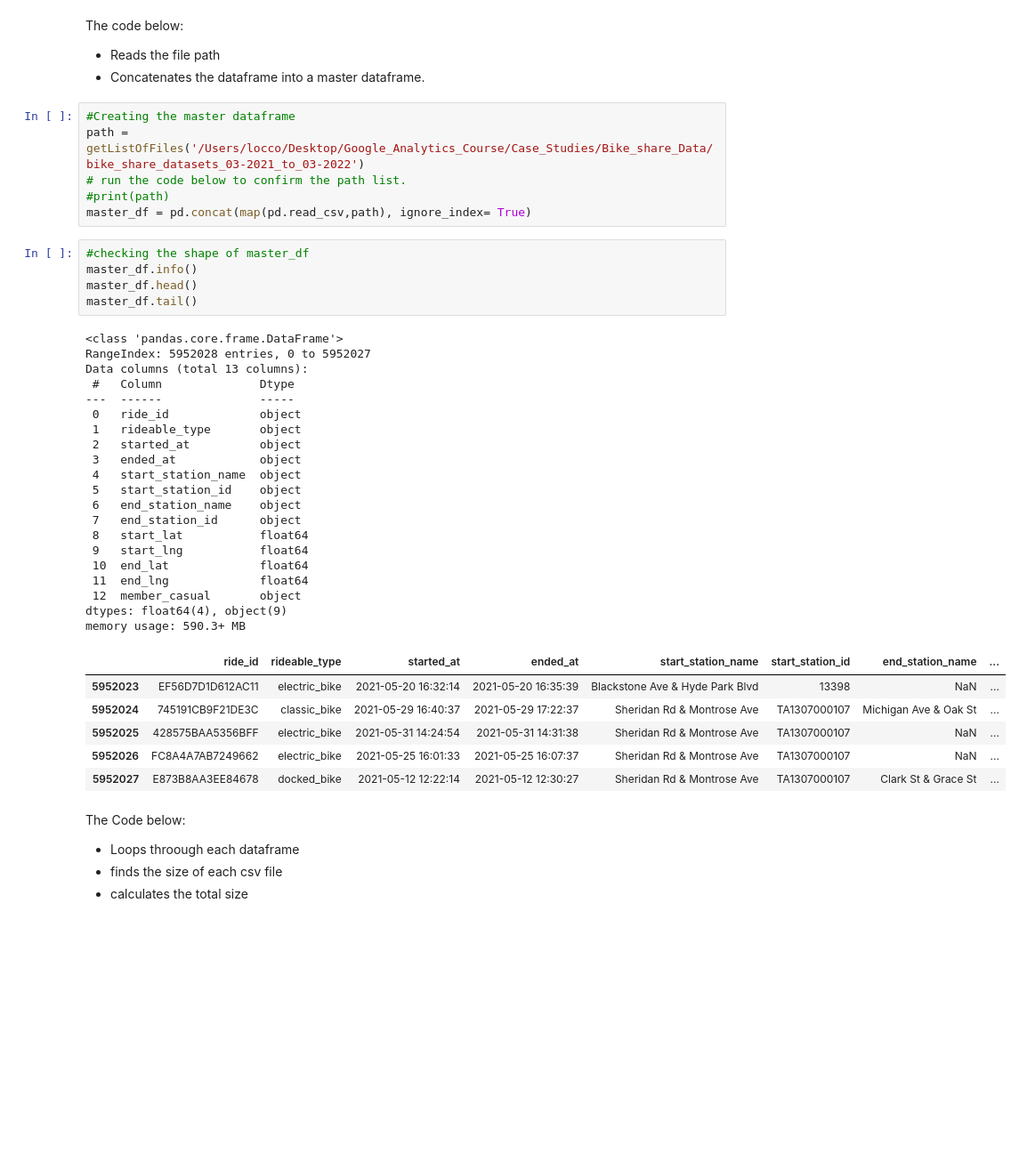
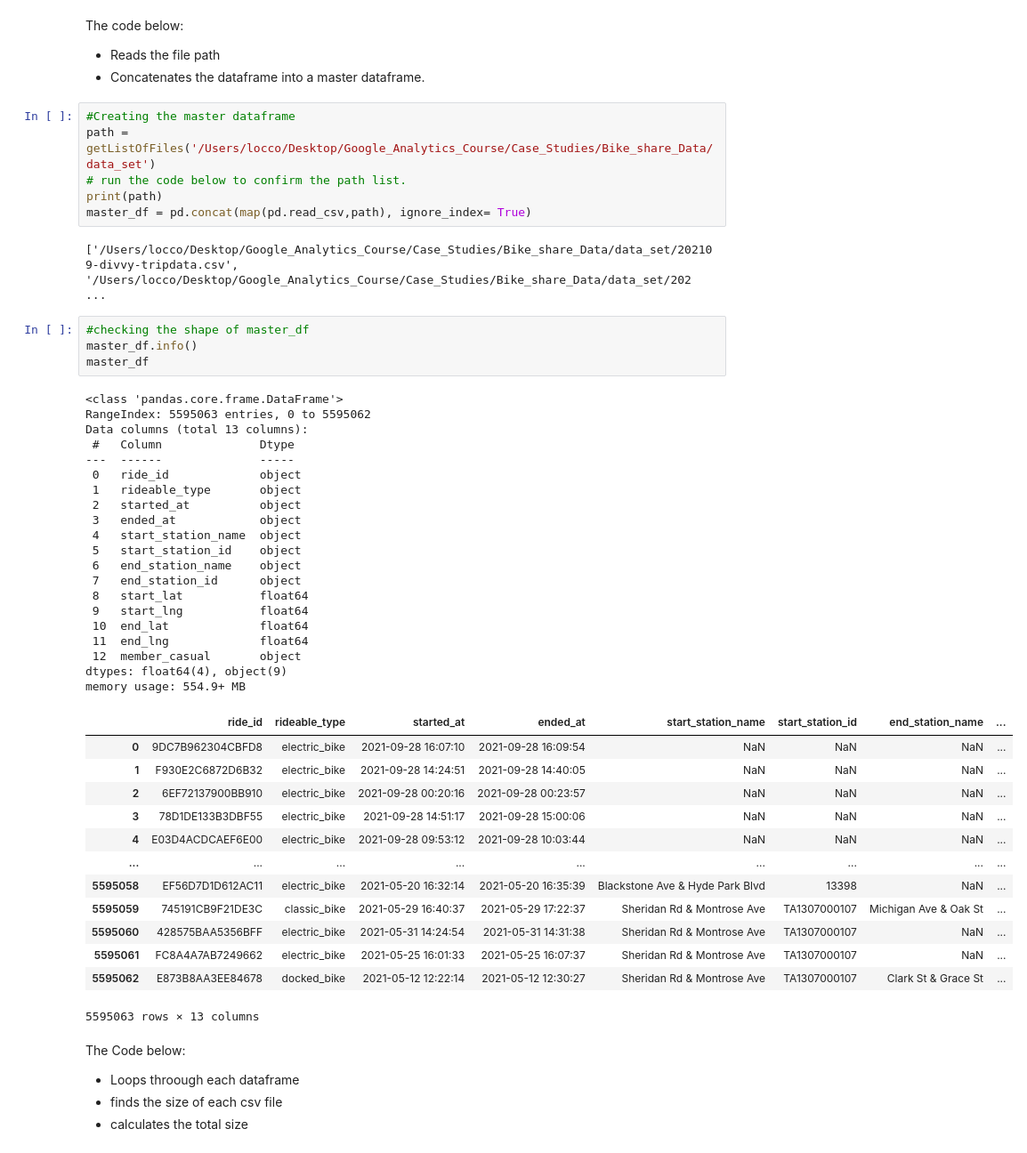
Before and after one commit to KarthikBhaktha/Case_Study_Bike_Sharing, a Jupyter notebook: python_script/merge_csv_and_pickle.ipynb, the cells around one changed output. Shown at 89% size. Cells and saved outputs as stored; diff of their text form; blank space fills up the shorter version.

```diff
--- a/python_script/merge_csv_and_pickle.ipynb
+++ b/python_script/merge_csv_and_pickle.ipynb
@@ -65,42 +65,50 @@ The code below:
 - Concatenates the dataframe into a master dataframe.
 # %%
 #Creating the master dataframe
-path =  getListOfFiles('/Users/locco/Desktop/Google_Analytics_Course/Case_Studies/Bike_share_Data/bike_share_datasets_03-2021_to_03-2022')
+path =  getListOfFiles('/Users/locco/Desktop/Google_Analytics_Course/Case_Studies/Bike_share_Data/data_set')
 # run the code below to confirm the path list.
-#print(path)
+print(path)
 master_df = pd.concat(map(pd.read_csv,path), ignore_index= True)
+# %% [output]
+['/Users/locco/Desktop/Google_Analytics_Course/Case_Studies/Bike_share_Data/data_set/202109-divvy-tripdata.csv', '/Users/locco/Desktop/Google_Analytics_Course/Case_Studies/Bike_share_Data/data_set/202 ...
 # %%
 #checking the shape of master_df
 master_df.info()
-master_df.head()
-master_df.tail()
+master_df
 # %% [output]
 <class 'pandas.core.frame.DataFrame'>
-RangeIndex: 5952028 entries, 0 to 5952027
+RangeIndex: 5595063 entries, 0 to 5595062
 Data columns (total 13 columns):
  #   Column              Dtype
 ---  ------              -----
  0   ride_id             object
  1   rideable_type       object
  2   started_at          object
  3   ended_at            object
  4   start_station_name  object
  5   start_station_id    object
  6   end_station_name    object
  7   end_station_id      object
  8   start_lat           float64
  9   start_lng           float64
  10  end_lat             float64
  11  end_lng             float64
  12  member_casual       object
 dtypes: float64(4), object(9)
-memory usage: 590.3+ MB
+memory usage: 554.9+ MB
 |  | ride_id | rideable_type | started_at | ended_at | start_station_name | start_station_id | end_station_name | ... |
-| 5952023 | EF56D7D1D612AC11 | electric_bike | 2021-05-20 16:32:14 | 2021-05-20 16:35:39 | Blackstone Ave & Hyde Park Blvd | 13398 | NaN | ... |
-| 5952024 | 745191CB9F21DE3C | classic_bike | 2021-05-29 16:40:37 | 2021-05-29 17:22:37 | Sheridan Rd & Montrose Ave | TA1307000107 | Michigan Ave & Oak St | ... |
-| 5952025 | 428575BAA5356BFF | electric_bike | 2021-05-31 14:24:54 | 2021-05-31 14:31:38 | Sheridan Rd & Montrose Ave | TA1307000107 | NaN | ... |
-| 5952026 | FC8A4A7AB7249662 | electric_bike | 2021-05-25 16:01:33 | 2021-05-25 16:07:37 | Sheridan Rd & Montrose Ave | TA1307000107 | NaN | ... |
-| 5952027 | E873B8AA3EE84678 | docked_bike | 2021-05-12 12:22:14 | 2021-05-12 12:30:27 | Sheridan Rd & Montrose Ave | TA1307000107 | Clark St & Grace St | ... |
+| 0 | 9DC7B962304CBFD8 | electric_bike | 2021-09-28 16:07:10 | 2021-09-28 16:09:54 | NaN | NaN | NaN | ... |
+| 1 | F930E2C6872D6B32 | electric_bike | 2021-09-28 14:24:51 | 2021-09-28 14:40:05 | NaN | NaN | NaN | ... |
+| 2 | 6EF72137900BB910 | electric_bike | 2021-09-28 00:20:16 | 2021-09-28 00:23:57 | NaN | NaN | NaN | ... |
+| 3 | 78D1DE133B3DBF55 | electric_bike | 2021-09-28 14:51:17 | 2021-09-28 15:00:06 | NaN | NaN | NaN | ... |
+| 4 | E03D4ACDCAEF6E00 | electric_bike | 2021-09-28 09:53:12 | 2021-09-28 10:03:44 | NaN | NaN | NaN | ... |
+| ... | ... | ... | ... | ... | ... | ... | ... | ... |
+| 5595058 | EF56D7D1D612AC11 | electric_bike | 2021-05-20 16:32:14 | 2021-05-20 16:35:39 | Blackstone Ave & Hyde Park Blvd | 13398 | NaN | ... |
+| 5595059 | 745191CB9F21DE3C | classic_bike | 2021-05-29 16:40:37 | 2021-05-29 17:22:37 | Sheridan Rd & Montrose Ave | TA1307000107 | Michigan Ave & Oak St | ... |
+| 5595060 | 428575BAA5356BFF | electric_bike | 2021-05-31 14:24:54 | 2021-05-31 14:31:38 | Sheridan Rd & Montrose Ave | TA1307000107 | NaN | ... |
+| 5595061 | FC8A4A7AB7249662 | electric_bike | 2021-05-25 16:01:33 | 2021-05-25 16:07:37 | Sheridan Rd & Montrose Ave | TA1307000107 | NaN | ... |
+| 5595062 | E873B8AA3EE84678 | docked_bike | 2021-05-12 12:22:14 | 2021-05-12 12:30:27 | Sheridan Rd & Montrose Ave | TA1307000107 | Clark St & Grace St | ... |
+5595063 rows × 13 columns
 # %% [markdown]
 The Code below:
 - Loops throough each dataframe
```
Also changed, not shown: parts of 10 cells of this notebook, 3 other files.
